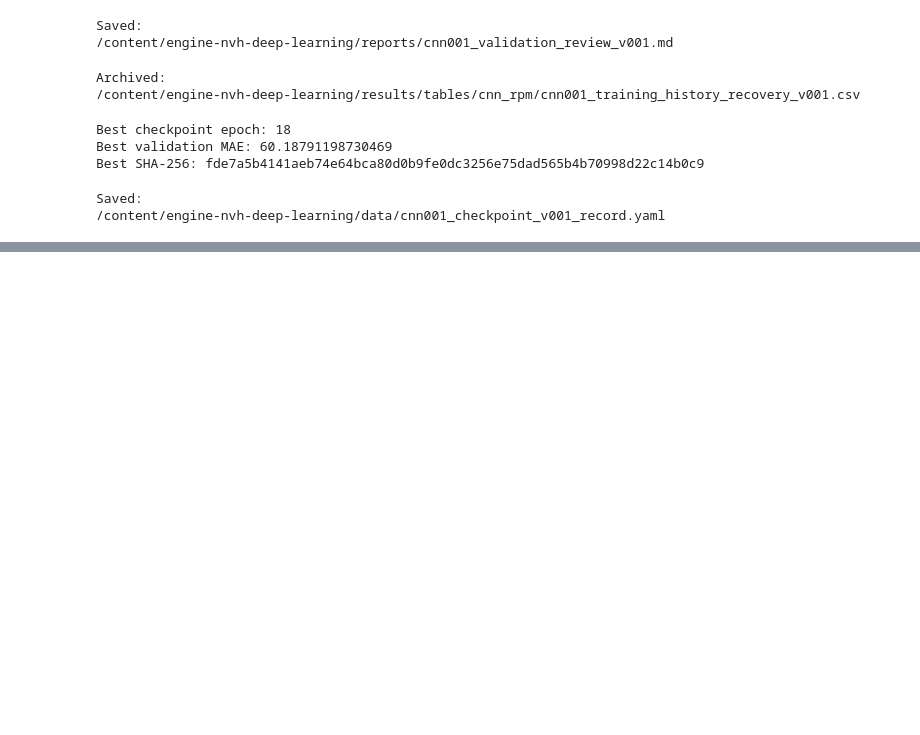
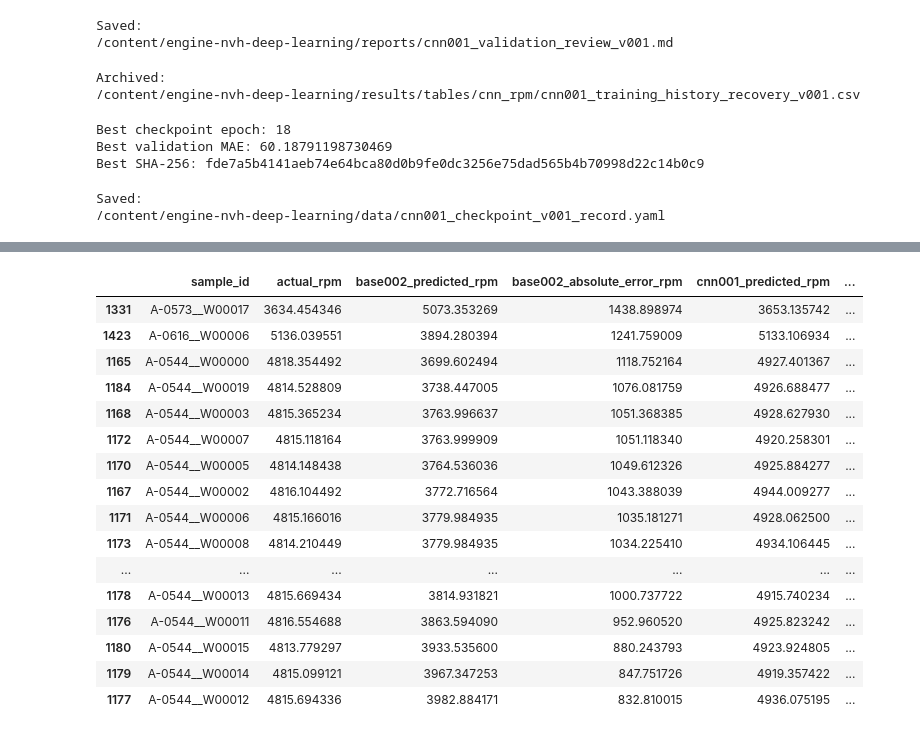
Before and after one commit to vaibhavjiyer87/engine-nvh-deep-learning, a Jupyter notebook: notebooks/08_cnn_rpm_model.ipynb, the cells around one changed output, grey strips where cells are left out. Cells and saved outputs as stored; diff of their text form; code cells hidden in the pictures; blank space fills up the shorter version.

```diff
--- a/notebooks/08_cnn_rpm_model.ipynb
+++ b/notebooks/08_cnn_rpm_model.ipynb
@@ -9575,0 +11030,50 @@ Saved:
+# %%
+# Step 17.10 — Inspect the worst BASE-002 errors
+# This tests the hypothesis that BASE-002 has a relatively small number of
+# very large misses
+
+# ============================================================
+# STEP 17.10 — WORST BASE-002 VALIDATION ERRORS
+# ============================================================
+
+worst_base002 = (
+    validation_error_comparison
+    .sort_values(
+        "base002_absolute_error_rpm",
+        ascending=False,
+    )
+    .head(20)
+)
+
+
+display(
+    worst_base002[
+        [
+            "sample_id",
+            "actual_rpm",
+            "base002_predicted_rpm",
+            "base002_absolute_error_rpm",
+            "cnn001_predicted_rpm",
+            "cnn001_absolute_error_rpm",
+            "better_model",
+        ]
+    ]
+)
+# %% [output]
+|  | sample_id | actual_rpm | base002_predicted_rpm | base002_absolute_error_rpm | cnn001_predicted_rpm | ... |
+| 1331 | A-0573__W00017 | 3634.454346 | 5073.353269 | 1438.898974 | 3653.135742 | ... |
+| 1423 | A-0616__W00006 | 5136.039551 | 3894.280394 | 1241.759009 | 5133.106934 | ... |
+| 1165 | A-0544__W00000 | 4818.354492 | 3699.602494 | 1118.752164 | 4927.401367 | ... |
+| 1184 | A-0544__W00019 | 4814.528809 | 3738.447005 | 1076.081759 | 4926.688477 | ... |
+| 1168 | A-0544__W00003 | 4815.365234 | 3763.996637 | 1051.368385 | 4928.627930 | ... |
+| 1172 | A-0544__W00007 | 4815.118164 | 3763.999909 | 1051.118340 | 4920.258301 | ... |
+| 1170 | A-0544__W00005 | 4814.148438 | 3764.536036 | 1049.612326 | 4925.884277 | ... |
+| 1167 | A-0544__W00002 | 4816.104492 | 3772.716564 | 1043.388039 | 4944.009277 | ... |
+| 1171 | A-0544__W00006 | 4815.166016 | 3779.984935 | 1035.181271 | 4928.062500 | ... |
+| 1173 | A-0544__W00008 | 4814.210449 | 3779.984935 | 1034.225410 | 4934.106445 | ... |
+| ... | ... | ... | ... | ... | ... | ... |
+| 1178 | A-0544__W00013 | 4815.669434 | 3814.931821 | 1000.737722 | 4915.740234 | ... |
+| 1176 | A-0544__W00011 | 4816.554688 | 3863.594090 | 952.960520 | 4925.823242 | ... |
+| 1180 | A-0544__W00015 | 4813.779297 | 3933.535600 | 880.243793 | 4923.924805 | ... |
+| 1179 | A-0544__W00014 | 4815.099121 | 3967.347253 | 847.751726 | 4919.357422 | ... |
+| 1177 | A-0544__W00012 | 4815.694336 | 3982.884171 | 832.810015 | 4936.075195 | ... |
```
Also changed, not shown: parts of 25 cells of this notebook.
